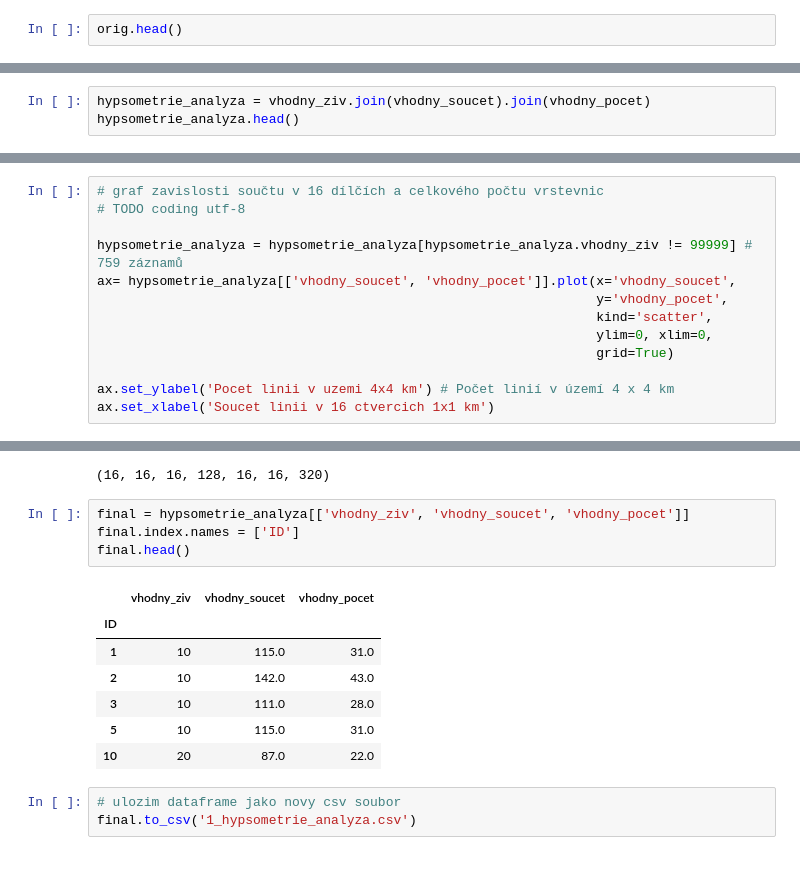
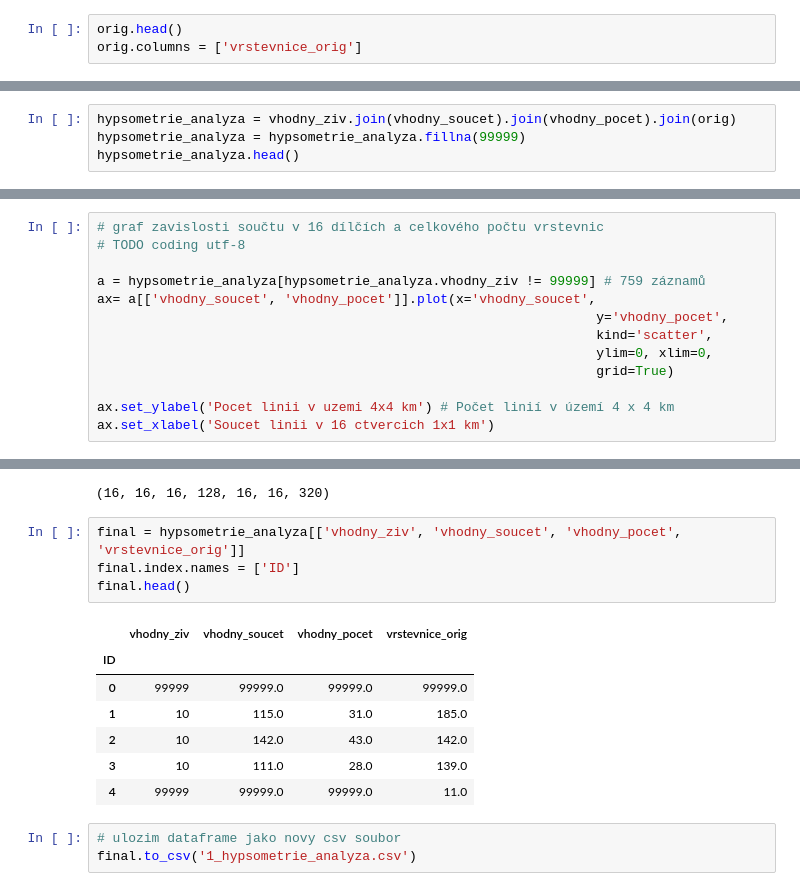
Before and after one commit to fenclova/jupyter-diplomka, a Jupyter notebook: 1_hypsometrie_analyza.ipynb, the cells around one changed output, grey strips where cells are left out. Drawn from its saved outputs; the diff is of its cells as text.

```diff
--- a/1_hypsometrie_analyza.ipynb
+++ b/1_hypsometrie_analyza.ipynb
@@ -33,3 +33,4 @@ ziv5.head()
 | 5 | 64 | 23 | 17 | 12 | 3 | 23 | 14 | 18 | 7 | 18 | 7 | ... |
 # %%
 orig.head()
+orig.columns = ['vrstevnice_orig']
@@ -246,7 +239,8 @@ vhodny_pocet.head()
 | 3 | 28.0 |
 | 4 | 99999.0 |
 # %%
-hypsometrie_analyza = vhodny_ziv.join(vhodny_soucet).join(vhodny_pocet)
+hypsometrie_analyza = vhodny_ziv.join(vhodny_soucet).join(vhodny_pocet).join(orig)
+hypsometrie_analyza = hypsometrie_analyza.fillna(99999)
 hypsometrie_analyza.head()
 # %% [output]
 |  | ID | ZIV5_pocet | ZIV10_pocet | ZIV20_pocet | ziv5_sum16 | ziv10_sum16 | ziv20_sum16 | vhodny_ziv | ... |
@@ -259,8 +253,8 @@ hypsometrie_analyza.head()
 # graf zavislosti součtu v 16 dílčích a celkového počtu vrstevnic
 # TODO coding utf-8
 
-hypsometrie_analyza = hypsometrie_analyza[hypsometrie_analyza.vhodny_ziv != 99999] # 759 záznamů
-ax= hypsometrie_analyza[['vhodny_soucet', 'vhodny_pocet']].plot(x='vhodny_soucet',
+a = hypsometrie_analyza[hypsometrie_analyza.vhodny_ziv != 99999] # 759 záznamů
+ax= a[['vhodny_soucet', 'vhodny_pocet']].plot(x='vhodny_soucet',
                                                                 y='vhodny_pocet',
                                                                 kind='scatter',
                                                                 ylim=0, xlim=0,
@@ -285,17 +296,17 @@ h1, h2, h3, h4, h5, h6, h7
 # %% [output]
 (16, 16, 16, 128, 16, 16, 320)
 # %%
-final = hypsometrie_analyza[['vhodny_ziv', 'vhodny_soucet', 'vhodny_pocet']]
+final = hypsometrie_analyza[['vhodny_ziv', 'vhodny_soucet', 'vhodny_pocet', 'vrstevnice_orig']]
 final.index.names = ['ID']
 final.head()
 # %% [output]
-|  | vhodny_ziv | vhodny_soucet | vhodny_pocet |
-| ID |  |  |  |
-| 1 | 10 | 115.0 | 31.0 |
-| 2 | 10 | 142.0 | 43.0 |
-| 3 | 10 | 111.0 | 28.0 |
-| 5 | 10 | 115.0 | 31.0 |
-| 10 | 20 | 87.0 | 22.0 |
+|  | vhodny_ziv | vhodny_soucet | vhodny_pocet | vrstevnice_orig |
+| ID |  |  |  |  |
+| 0 | 99999 | 99999.0 | 99999.0 | 99999.0 |
+| 1 | 10 | 115.0 | 31.0 | 185.0 |
+| 2 | 10 | 142.0 | 43.0 | 142.0 |
+| 3 | 10 | 111.0 | 28.0 | 139.0 |
+| 4 | 99999 | 99999.0 | 99999.0 | 11.0 |
 # %%
 # ulozim dataframe jako novy csv soubor
 final.to_csv('1_hypsometrie_analyza.csv')
```
Also changed, not shown: parts of 3 cells of this notebook, 2 other files.
